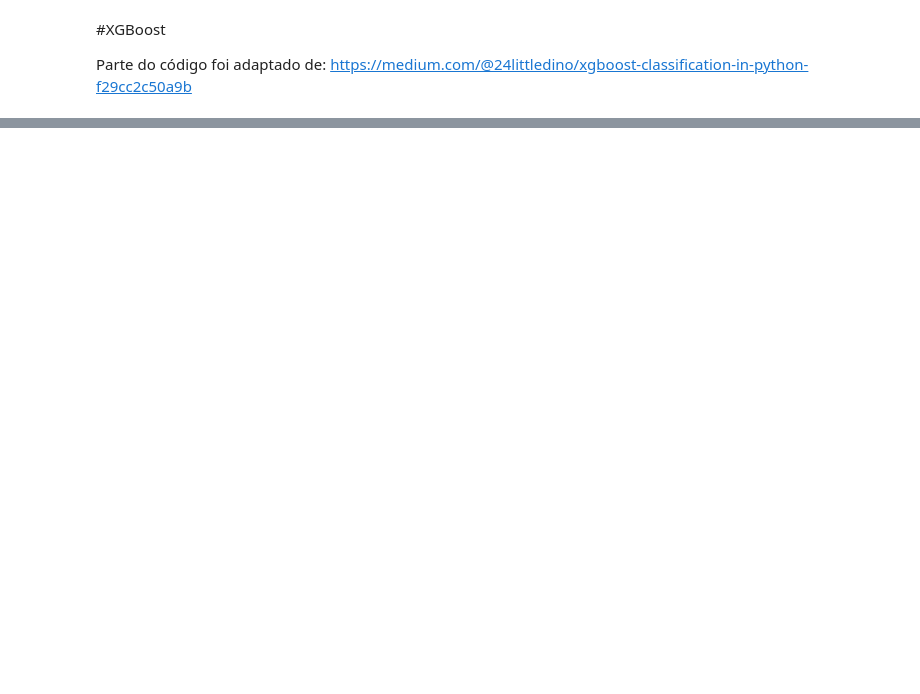
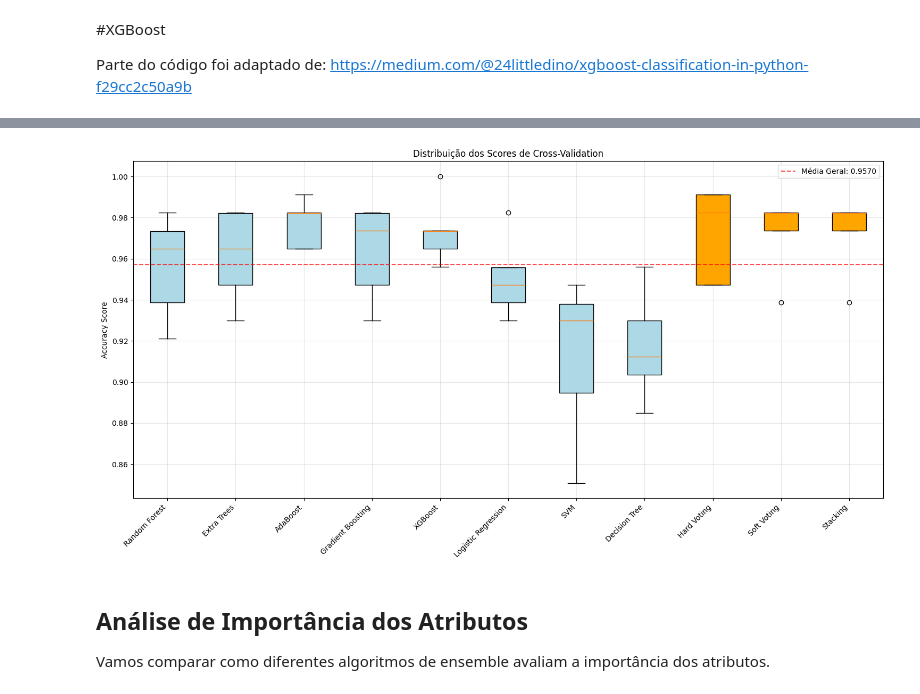
Before and after one commit to WilliamParlow/postgrad-ai, a Jupyter notebook: fase_3/machine_learning/algoritmos_de_comites/AM_Aula4_4_AlgoritmosComites.ipynb, the cells around one changed output, grey strips where cells are left out. Saved outputs shown, nothing was run; the diff lists cells and outputs as text; code cells hidden in the pictures; blank space fills up the shorter version.

```diff
--- a/fase_3/machine_learning/algoritmos_de_comites/AM_Aula4_4_AlgoritmosComites.ipynb
+++ b/fase_3/machine_learning/algoritmos_de_comites/AM_Aula4_4_AlgoritmosComites.ipynb
@@ -175,0 +534,39 @@ plt.show()
+# %%
+# Box plot para mostrar distribuição dos scores
+plt.figure(figsize=(15, 8))
+
+# Preparando dados para box plot
+box_data = []
+box_labels = []
+
+for name, scores in all_scores.items():
+    box_data.append(scores)
+    box_labels.append(name)
+
+# Criando o box plot
+box_plot = plt.boxplot(box_data, labels=box_labels, patch_artist=True)
+
+# Colorindo as caixas
+colors = ['lightblue' if label in individual_names else 'orange' for label in box_labels]
+for patch, color in zip(box_plot['boxes'], colors):
+    patch.set_facecolor(color)
+
+plt.xticks(rotation=45, ha='right')
+plt.ylabel('Accuracy Score')
+plt.title('Distribuição dos Scores de Cross-Validation')
+plt.grid(True, alpha=0.3)
+
+# Adicionando linha de referência para a média geral
+overall_mean = np.mean([np.mean(scores) for scores in all_scores.values()])
+plt.axhline(y=overall_mean, color='red', linestyle='--', alpha=0.7,
+           label=f'Média Geral: {overall_mean:.4f}')
+plt.legend()
+
+plt.tight_layout()
+plt.show()
+# %% [output]
+[figure, added]
+# %% [markdown]
+## Análise de Importância dos Atributos
+
+Vamos comparar como diferentes algoritmos de ensemble avaliam a importância dos atributos.
```
Also changed, not shown: parts of 28 cells of this notebook, 2 other files.
